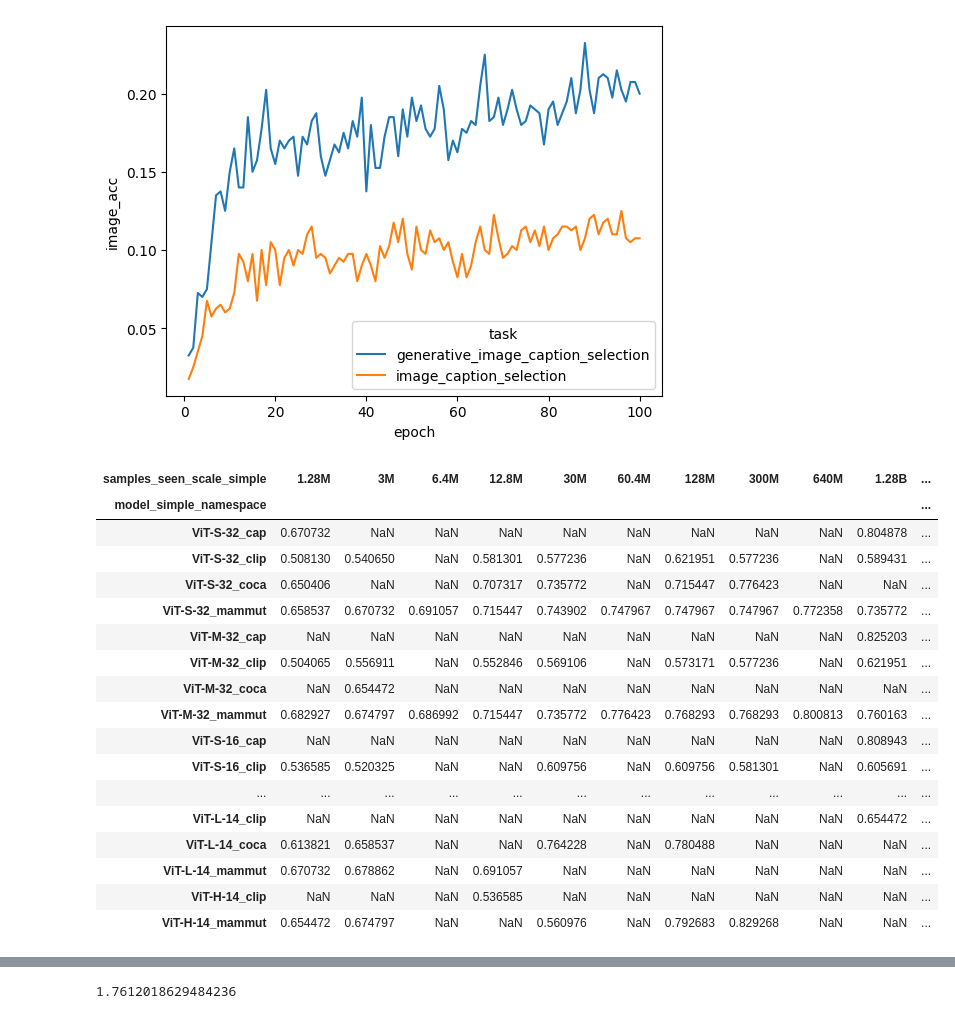
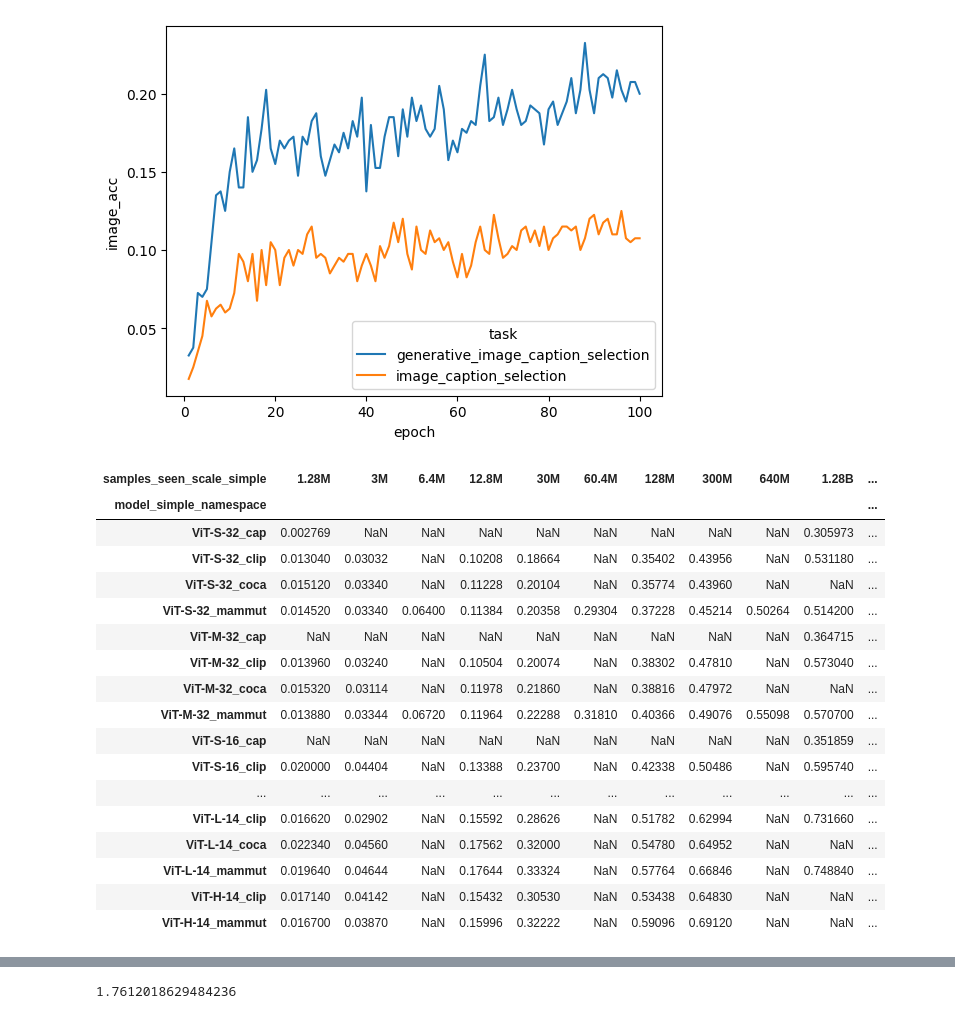
Before and after one commit to SLAMPAI/open_clip_scaling, a Jupyter notebook: results.ipynb, the cells around one changed output, grey strips where cells are left out. Cells and saved outputs as stored; diff of their text form; code cells hidden in the pictures.

```diff
--- a/results.ipynb
+++ b/results.ipynb
@@ -270,8 +270,8 @@ sns.lineplot(x="epoch", y=metric, hue="task", data=d)
 # %%
 d = df
 
-ds = 'sugar_crepe/swap_obj'
-metric = "acc"
+#ds = 'sugar_crepe/swap_obj'
+#metric = "acc"
 
 #ds = "winoground"
 #metric = "text_acc"
@@ -280,8 +280,8 @@ metric = "acc"
 #metric = "image_retrieval_recall@5"
 #metric = "text_retrieval_recall@5"
 
-#ds = "imagenet1k"
-#metric = "acc1"
+ds = "imagenet1k"
+metric = "acc1"
 
 #eval_type = "log_likelihood"
 #eval_type = "similarity"
@@ -300,49 +300,49 @@ d = pd.pivot(
     values=metric,
 )
 
 cols = d.columns
 cols = sorted(cols, key=lambda k:model_profile.loc["_".join(k.split("_")[:-1])].gflops)
 #cols = [c  for c in cols if "cap" not in c and "coca" not in c and "H-14" not in c and "plus" not in c]
 
 d = d[cols]
 index = sorted(d.index, key=lambda k:samples_seen_from_str(k))
 #index = ['1.28B']
 d = d.loc[index]
 #print(index)
 #d = d.dropna(axis=0)
 #d.T
 
 dl = d.T.copy()
 dl = dl.round(2)
 s=(dl.to_latex(float_format="%.2f"))
 s = s.replace("NaN", "-")
 s = s.replace("_", " ")
 s = s.replace("coca", "CoCa")
 s = s.replace("cap", "Cap")
 s = s.replace("mammut", "MaMMUT")
 s = s.replace("clip", "CLIP")
 #print(s)
 d
 d.T
 # %% [output]
 | samples_seen_scale_simple | 1.28M | 3M | 6.4M | 12.8M | 30M | 60.4M | 128M | 300M | 640M | 1.28B | ... |
 | model_simple_namespace |  |  |  |  |  |  |  |  |  |  | ... |
-| ViT-S-32_cap | 0.670732 | NaN | NaN | NaN | NaN | NaN | NaN | NaN | NaN | 0.804878 | ... |
-| ViT-S-32_clip | 0.508130 | 0.540650 | NaN | 0.581301 | 0.577236 | NaN | 0.621951 | 0.577236 | NaN | 0.589431 | ... |
-| ViT-S-32_coca | 0.650406 | NaN | NaN | 0.707317 | 0.735772 | NaN | 0.715447 | 0.776423 | NaN | NaN | ... |
-| ViT-S-32_mammut | 0.658537 | 0.670732 | 0.691057 | 0.715447 | 0.743902 | 0.747967 | 0.747967 | 0.747967 | 0.772358 | 0.735772 | ... |
-| ViT-M-32_cap | NaN | NaN | NaN | NaN | NaN | NaN | NaN | NaN | NaN | 0.825203 | ... |
-| ViT-M-32_clip | 0.504065 | 0.556911 | NaN | 0.552846 | 0.569106 | NaN | 0.573171 | 0.577236 | NaN | 0.621951 | ... |
-| ViT-M-32_coca | NaN | 0.654472 | NaN | NaN | NaN | NaN | NaN | NaN | NaN | NaN | ... |
-| ViT-M-32_mammut | 0.682927 | 0.674797 | 0.686992 | 0.715447 | 0.735772 | 0.776423 | 0.768293 | 0.768293 | 0.800813 | 0.760163 | ... |
-| ViT-S-16_cap | NaN | NaN | NaN | NaN | NaN | NaN | NaN | NaN | NaN | 0.808943 | ... |
-| ViT-S-16_clip | 0.536585 | 0.520325 | NaN | NaN | 0.609756 | NaN | 0.609756 | 0.581301 | NaN | 0.605691 | ... |
+| ViT-S-32_cap | 0.002769 | NaN | NaN | NaN | NaN | NaN | NaN | NaN | NaN | 0.305973 | ... |
+| ViT-S-32_clip | 0.013040 | 0.03032 | NaN | 0.10208 | 0.18664 | NaN | 0.35402 | 0.43956 | NaN | 0.531180 | ... |
+| ViT-S-32_coca | 0.015120 | 0.03340 | NaN | 0.11228 | 0.20104 | NaN | 0.35774 | 0.43960 | NaN | NaN | ... |
+| ViT-S-32_mammut | 0.014520 | 0.03340 | 0.06400 | 0.11384 | 0.20358 | 0.29304 | 0.37228 | 0.45214 | 0.50264 | 0.514200 | ... |
+| ViT-M-32_cap | NaN | NaN | NaN | NaN | NaN | NaN | NaN | NaN | NaN | 0.364715 | ... |
+| ViT-M-32_clip | 0.013960 | 0.03240 | NaN | 0.10504 | 0.20074 | NaN | 0.38302 | 0.47810 | NaN | 0.573040 | ... |
+| ViT-M-32_coca | 0.015320 | 0.03114 | NaN | 0.11978 | 0.21860 | NaN | 0.38816 | 0.47972 | NaN | NaN | ... |
+| ViT-M-32_mammut | 0.013880 | 0.03344 | 0.06720 | 0.11964 | 0.22288 | 0.31810 | 0.40366 | 0.49076 | 0.55098 | 0.570700 | ... |
+| ViT-S-16_cap | NaN | NaN | NaN | NaN | NaN | NaN | NaN | NaN | NaN | 0.351859 | ... |
+| ViT-S-16_clip | 0.020000 | 0.04404 | NaN | 0.13388 | 0.23700 | NaN | 0.42338 | 0.50486 | NaN | 0.595740 | ... |
 | ... | ... | ... | ... | ... | ... | ... | ... | ... | ... | ... | ... |
-| ViT-L-14_clip | NaN | NaN | NaN | NaN | NaN | NaN | NaN | NaN | NaN | 0.654472 | ... |
-| ViT-L-14_coca | 0.613821 | 0.658537 | NaN | NaN | 0.764228 | NaN | 0.780488 | NaN | NaN | NaN | ... |
-| ViT-L-14_mammut | 0.670732 | 0.678862 | NaN | 0.691057 | NaN | NaN | NaN | NaN | NaN | NaN | ... |
-| ViT-H-14_clip | NaN | NaN | NaN | 0.536585 | NaN | NaN | NaN | NaN | NaN | NaN | ... |
-| ViT-H-14_mammut | 0.654472 | 0.674797 | NaN | NaN | 0.560976 | NaN | 0.792683 | 0.829268 | NaN | NaN | ... |
+| ViT-L-14_clip | 0.016620 | 0.02902 | NaN | 0.15592 | 0.28626 | NaN | 0.51782 | 0.62994 | NaN | 0.731660 | ... |
+| ViT-L-14_coca | 0.022340 | 0.04560 | NaN | 0.17562 | 0.32000 | NaN | 0.54780 | 0.64952 | NaN | NaN | ... |
+| ViT-L-14_mammut | 0.019640 | 0.04644 | NaN | 0.17644 | 0.33324 | NaN | 0.57764 | 0.66846 | NaN | 0.748840 | ... |
+| ViT-H-14_clip | 0.017140 | 0.04142 | NaN | 0.15432 | 0.30530 | NaN | 0.53438 | 0.64830 | NaN | NaN | ... |
+| ViT-H-14_mammut | 0.016700 | 0.03870 | NaN | 0.15996 | 0.32222 | NaN | 0.59096 | 0.69120 | NaN | NaN | ... |
 # %%
 d = df.copy()
 
```
Also changed, not shown: parts of 2 cells of this notebook.
